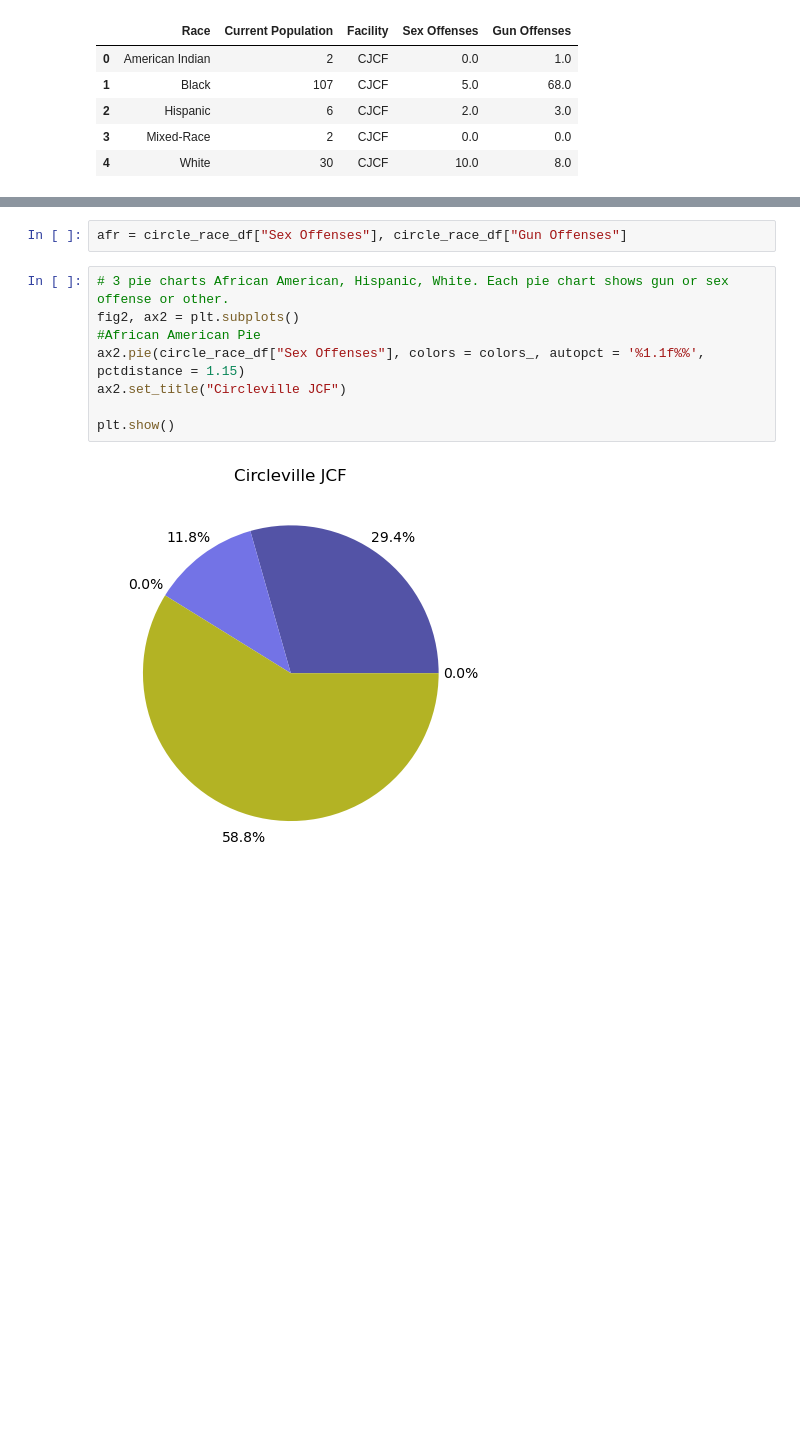
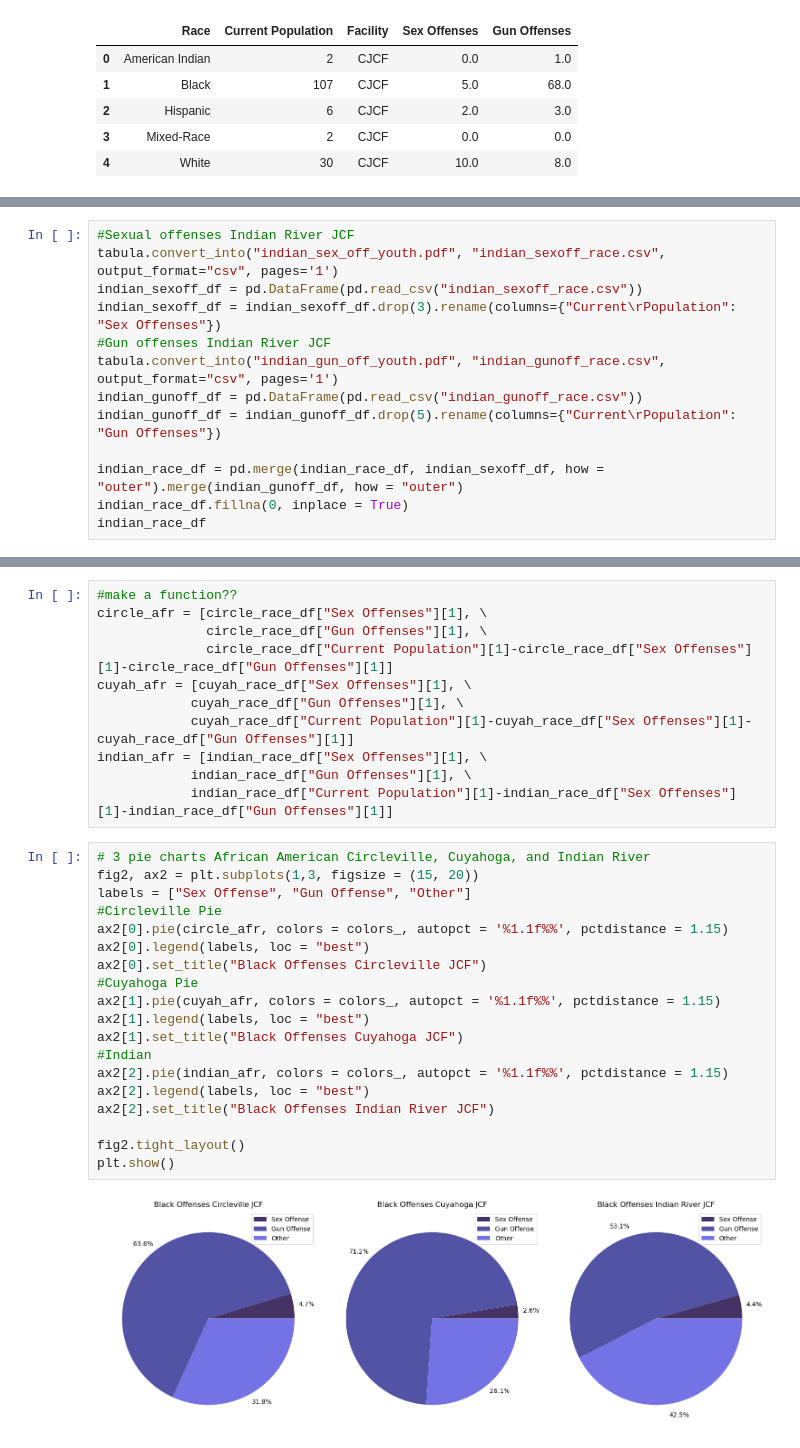
Before and after one commit to bianca-amoako/data_EMATfa24, a Jupyter notebook: Final Project/final_project_amoako.ipynb, the cells around one changed output, grey strips where cells are left out. Drawn from its saved outputs; the diff is of its cells as text; blank space fills up the shorter version.

```diff
--- a/Final Project/final_project_amoako.ipynb
+++ b/Final Project/final_project_amoako.ipynb
@@ -146,0 +163,13 @@ circle_sexoff_time_df'''
+# %%
+#Sexual offenses Indian River JCF
+tabula.convert_into("indian_sex_off_youth.pdf", "indian_sexoff_race.csv", output_format="csv", pages='1')
+indian_sexoff_df = pd.DataFrame(pd.read_csv("indian_sexoff_race.csv"))
+indian_sexoff_df = indian_sexoff_df.drop(3).rename(columns={"Current\rPopulation": "Sex Offenses"})
+#Gun offenses Indian River JCF
+tabula.convert_into("indian_gun_off_youth.pdf", "indian_gunoff_race.csv", output_format="csv", pages='1')
+indian_gunoff_df = pd.DataFrame(pd.read_csv("indian_gunoff_race.csv"))
+indian_gunoff_df = indian_gunoff_df.drop(5).rename(columns={"Current\rPopulation": "Gun Offenses"})
+
+indian_race_df = pd.merge(indian_race_df, indian_sexoff_df, how = "outer").merge(indian_gunoff_df, how = "outer")
+indian_race_df.fillna(0, inplace = True)
+indian_race_df
@@ -149,13 +185,33 @@ circle_sexoff_time_df'''
-# %%
-afr = circle_race_df["Sex Offenses"], circle_race_df["Gun Offenses"]
+# %%
+#make a function??
+circle_afr = [circle_race_df["Sex Offenses"][1], \
+              circle_race_df["Gun Offenses"][1], \
+              circle_race_df["Current Population"][1]-circle_race_df["Sex Offenses"][1]-circle_race_df["Gun Offenses"][1]]
+cuyah_afr = [cuyah_race_df["Sex Offenses"][1], \
+            cuyah_race_df["Gun Offenses"][1], \
+            cuyah_race_df["Current Population"][1]-cuyah_race_df["Sex Offenses"][1]-cuyah_race_df["Gun Offenses"][1]]
+indian_afr = [indian_race_df["Sex Offenses"][1], \
+            indian_race_df["Gun Offenses"][1], \
+            indian_race_df["Current Population"][1]-indian_race_df["Sex Offenses"][1]-indian_race_df["Gun Offenses"][1]]
 # %%
-# 3 pie charts African American, Hispanic, White. Each pie chart shows gun or sex offense or other.
-fig2, ax2 = plt.subplots()
-#African American Pie
-ax2.pie(circle_race_df["Sex Offenses"], colors = colors_, autopct = '%1.1f%%', pctdistance = 1.15)
-ax2.set_title("Circleville JCF")
+# 3 pie charts African American Circleville, Cuyahoga, and Indian River
+fig2, ax2 = plt.subplots(1,3, figsize = (15, 20))
+labels = ["Sex Offense", "Gun Offense", "Other"]
+#Circleville Pie
+ax2[0].pie(circle_afr, colors = colors_, autopct = '%1.1f%%', pctdistance = 1.15)
+ax2[0].legend(labels, loc = "best")
+ax2[0].set_title("Black Offenses Circleville JCF")
+#Cuyahoga Pie
+ax2[1].pie(cuyah_afr, colors = colors_, autopct = '%1.1f%%', pctdistance = 1.15)
+ax2[1].legend(labels, loc = "best")
+ax2[1].set_title("Black Offenses Cuyahoga JCF")
+#Indian
+ax2[2].pie(indian_afr, colors = colors_, autopct = '%1.1f%%', pctdistance = 1.15)
+ax2[2].legend(labels, loc = "best")
+ax2[2].set_title("Black Offenses Indian River JCF")
 
+fig2.tight_layout()
 plt.show()
 # %% [output]
-[figure, old version]
+[figure, new version]
 # %% [markdown]
```
Also changed, not shown: parts of 8 cells of this notebook, 4 other files.
